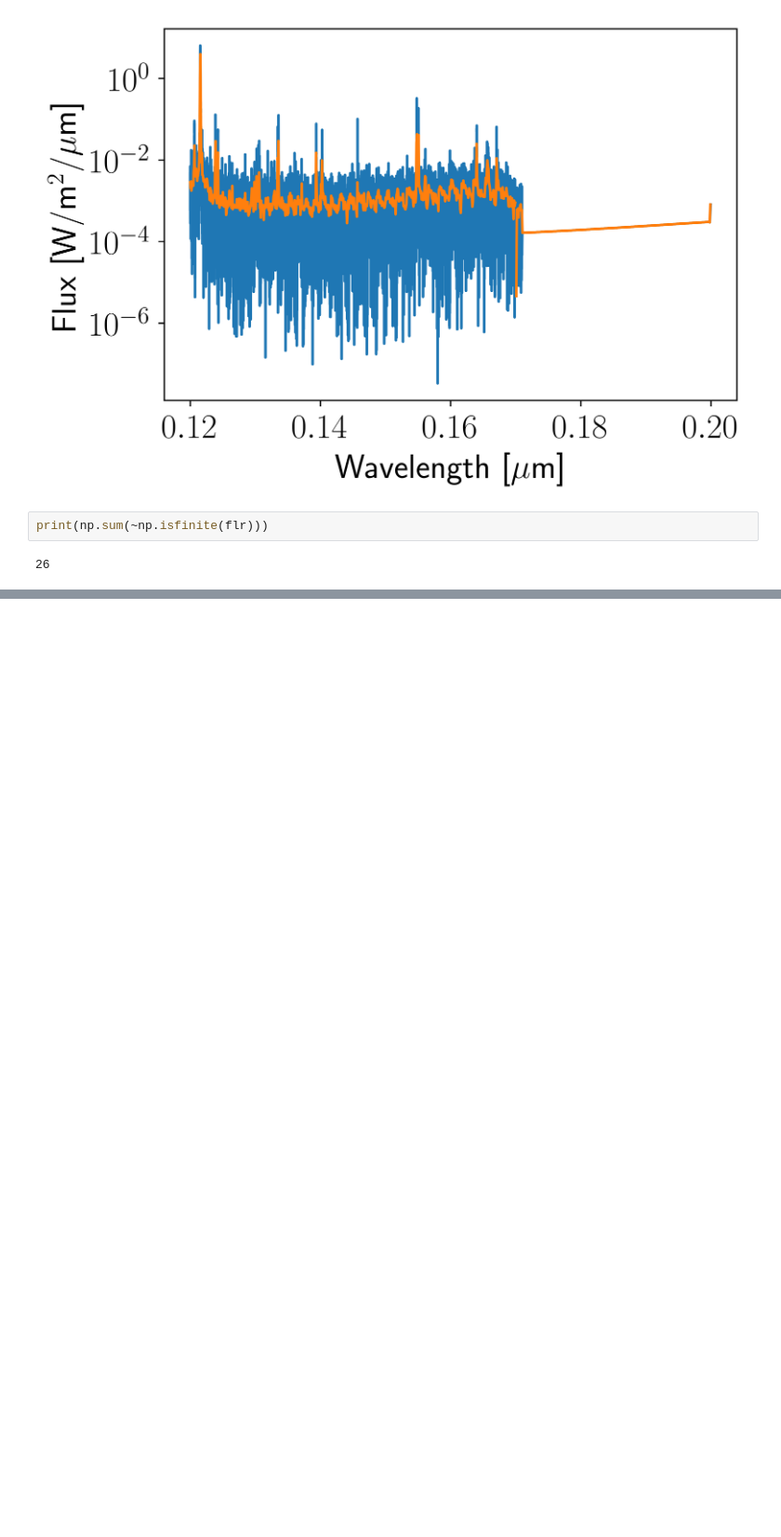
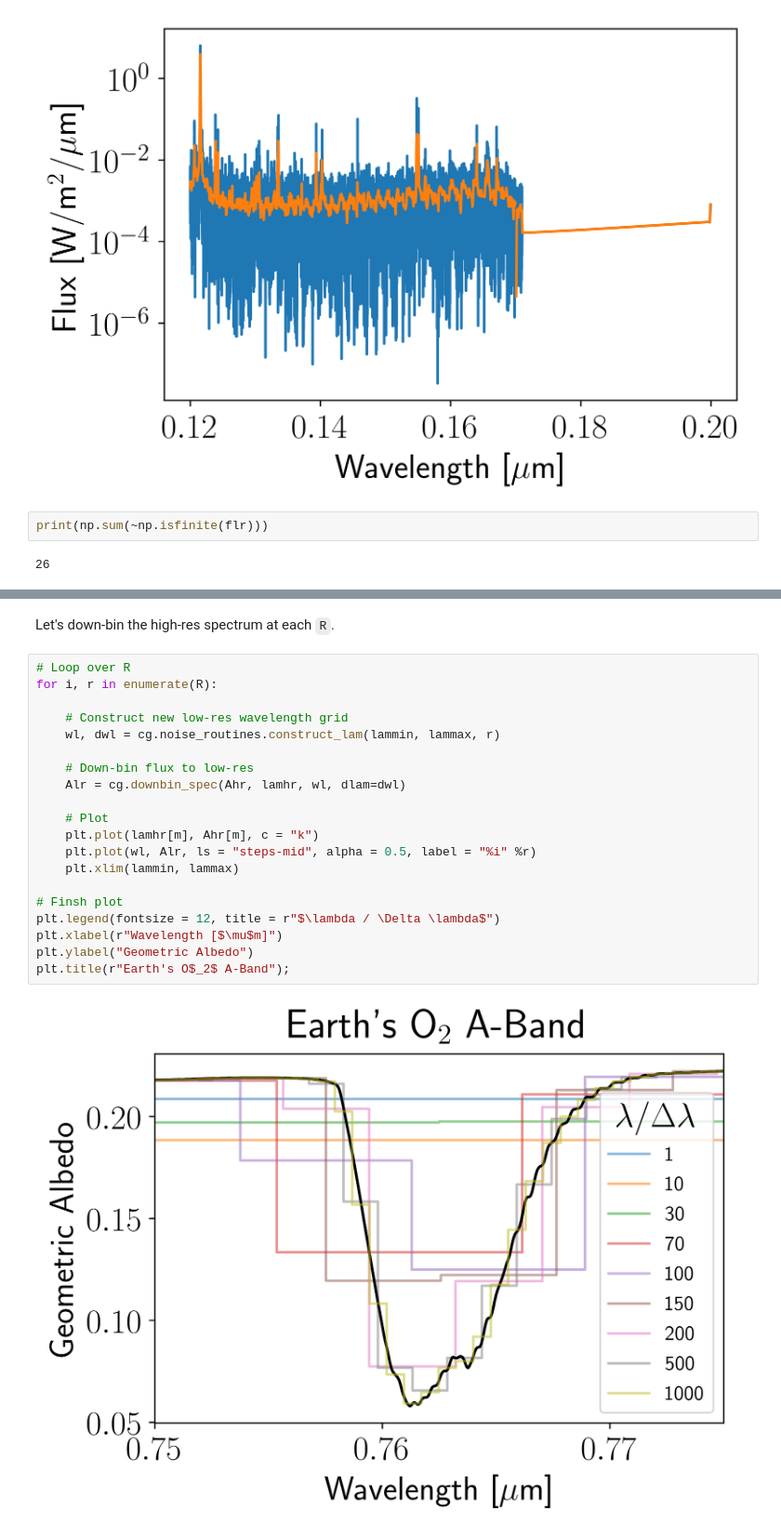
Before and after one commit to jlustigy/coronagraph, a Jupyter notebook: docs/notebooks/degrading_a_spectrum.ipynb, the cells around one changed output, grey strips where cells are left out. Shown at 93% size. Drawn from its saved outputs; the diff is of its cells as text; blank space fills up the shorter version.

```diff
--- a/docs/notebooks/degrading_a_spectrum.ipynb
+++ b/docs/notebooks/degrading_a_spectrum.ipynb
@@ -94,0 +127,24 @@ print(np.sum(~np.isfinite(flr)))
+# %% [markdown]
+Let's down-bin the high-res spectrum at each `R`.
+# %%
+# Loop over R
+for i, r in enumerate(R):
+
+    # Construct new low-res wavelength grid
+    wl, dwl = cg.noise_routines.construct_lam(lammin, lammax, r)
+
+    # Down-bin flux to low-res
+    Alr = cg.downbin_spec(Ahr, lamhr, wl, dlam=dwl)
+
+    # Plot
+    plt.plot(lamhr[m], Ahr[m], c = "k")
+    plt.plot(wl, Alr, ls = "steps-mid", alpha = 0.5, label = "%i" %r)
+    plt.xlim(lammin, lammax)
+
+# Finsh plot
+plt.legend(fontsize = 12, title = r"$\lambda / \Delta \lambda$")
+plt.xlabel(r"Wavelength [$\mu$m]")
+plt.ylabel("Geometric Albedo")
+plt.title(r"Earth's O$_2$ A-Band");
+# %% [output]
+[figure, added]
```
Also changed, not shown: parts of 12 cells of this notebook, 2 other files.
